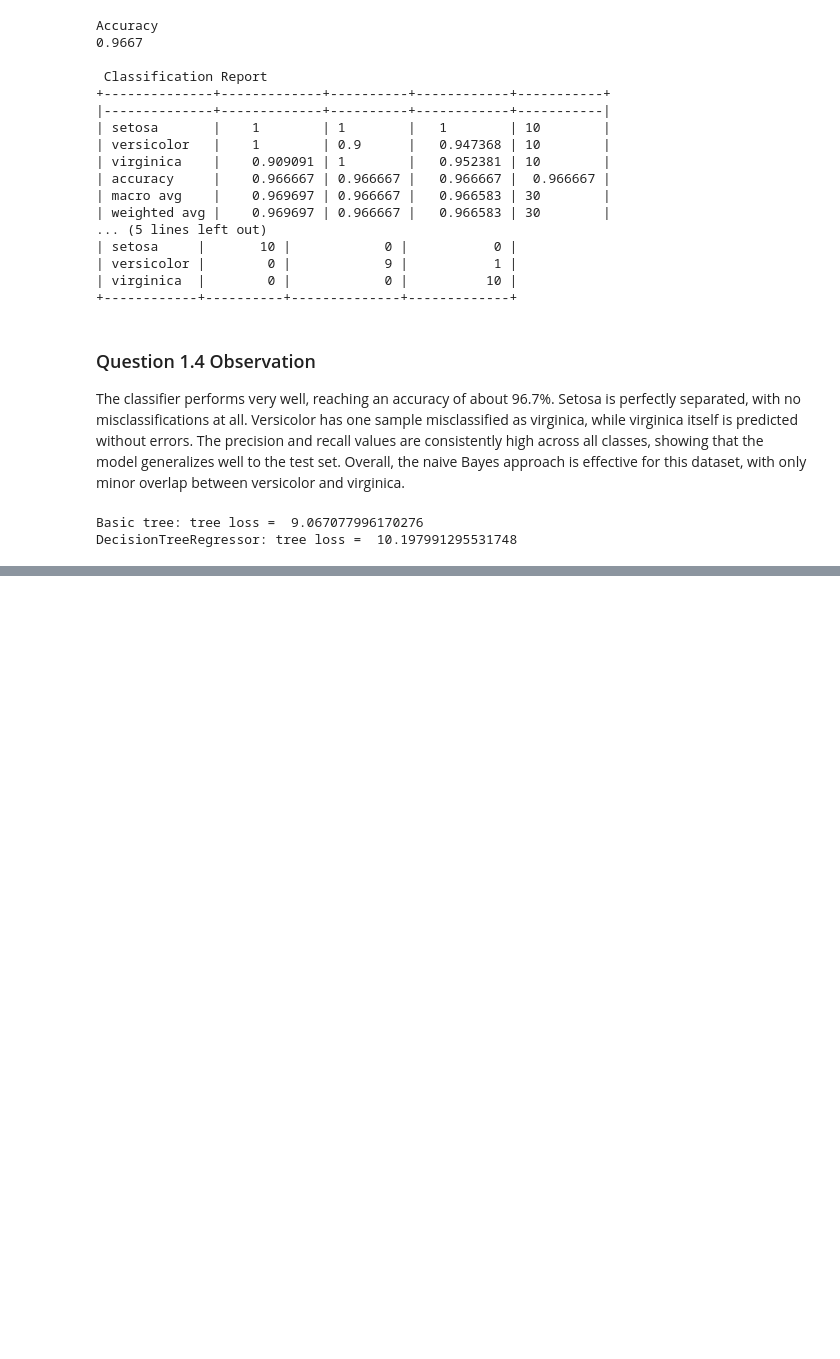
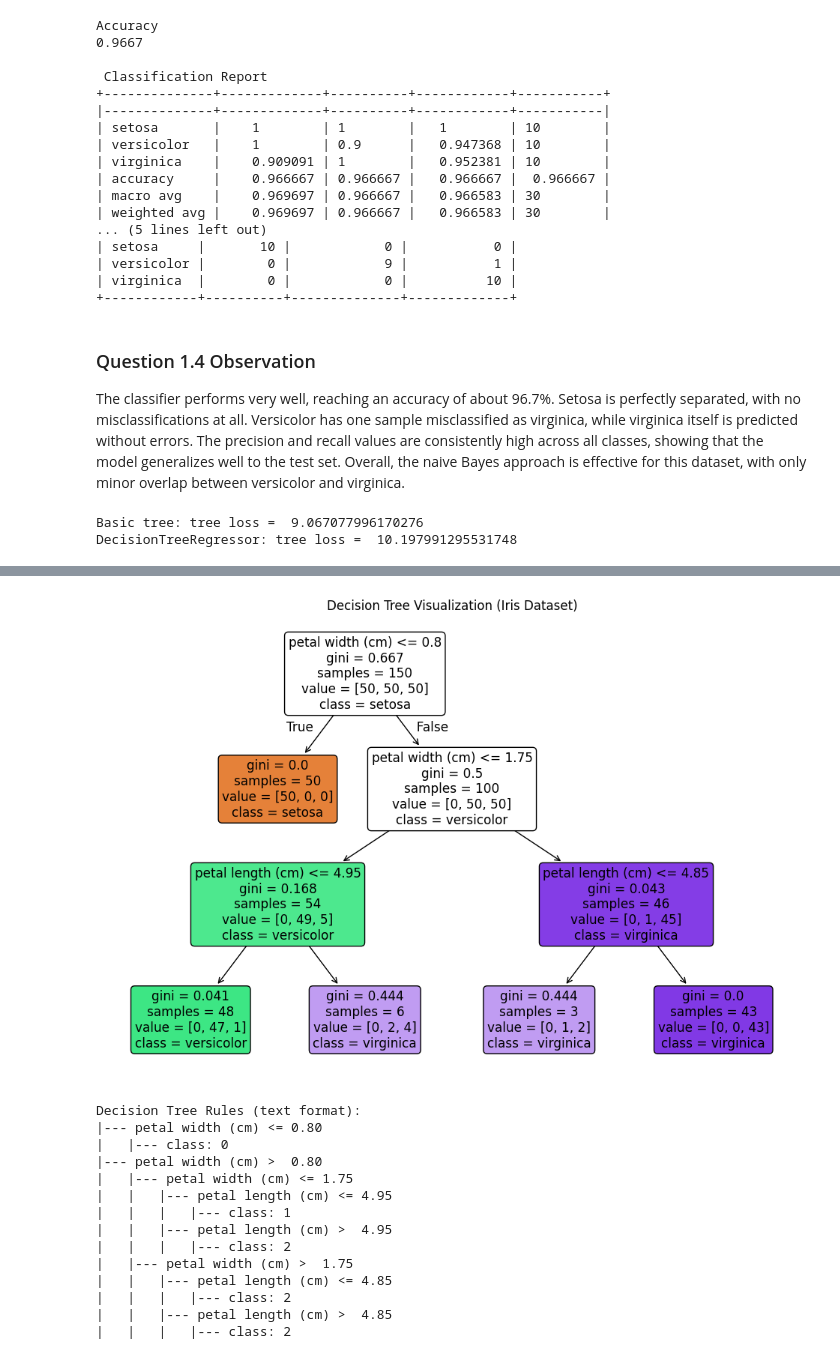
Before and after one commit to nanjala116/machine_learning1, a Jupyter notebook: notebooks/supervised_learning.ipynb, the cells around one changed output, grey strips where cells are left out. Cells and saved outputs as stored; diff of their text form; code cells hidden in the pictures; blank space fills up the shorter version.

```diff
--- a/notebooks/supervised_learning.ipynb
+++ b/notebooks/supervised_learning.ipynb
@@ -420,0 +672,18 @@ DecisionTreeRegressor: tree loss =  10.197991295531748
+# %%
+# Train a simple tree on the full dataset
+iris = load_iris()
+X, y = iris.data, iris.target
+clf_simple = DecisionTreeClassifier(max_depth=3, random_state=0)
+clf_simple.fit(X, y)
+
+# Print the whole tree in human-readable text
+tree_rules = export_text(clf_simple, feature_names=iris.feature_names)
+print("Learned decision rules:\n")
+print(tree_rules)
+
+# Show how a few samples follow these rules
+print("\n Sample Explanations")
+for i in range(3):  # explain first 3 test samples
+    sample = X[i].reshape(1, -1)
+    pred = clf_simple.predict(sample)[0]
+    print(f"Sample {i}: {iris.target_names[pred]}")
@@ -420,0 +715,33 @@ DecisionTreeRegressor: tree loss =  10.197991295531748
+# %%
+# Visualize the decision tree
+plt.figure(figsize=(12, 8))
+plot_tree(
+    clf,
+    feature_names=iris.feature_names,
+    class_names=iris.target_names,
+    filled=True,
+    rounded=True
+)
+plt.title("Decision Tree Visualization (Iris Dataset)")
+plt.show()
+
+# Textual representation
+print("\nDecision Tree Rules (text format):")
+tree_rules = export_text(clf, feature_names=iris.feature_names)
+print(tree_rules)
+# %% [output]
+[figure, added]
+Decision Tree Rules (text format):
+|--- petal width (cm) <= 0.80
+|   |--- class: 0
+|--- petal width (cm) >  0.80
+|   |--- petal width (cm) <= 1.75
+|   |   |--- petal length (cm) <= 4.95
+|   |   |   |--- class: 1
+|   |   |--- petal length (cm) >  4.95
+|   |   |   |--- class: 2
+|   |--- petal width (cm) >  1.75
+|   |   |--- petal length (cm) <= 4.85
+|   |   |   |--- class: 2
+|   |   |--- petal length (cm) >  4.85
+|   |   |   |--- class: 2
```
Also changed, not shown: parts of 13 cells of this notebook.
